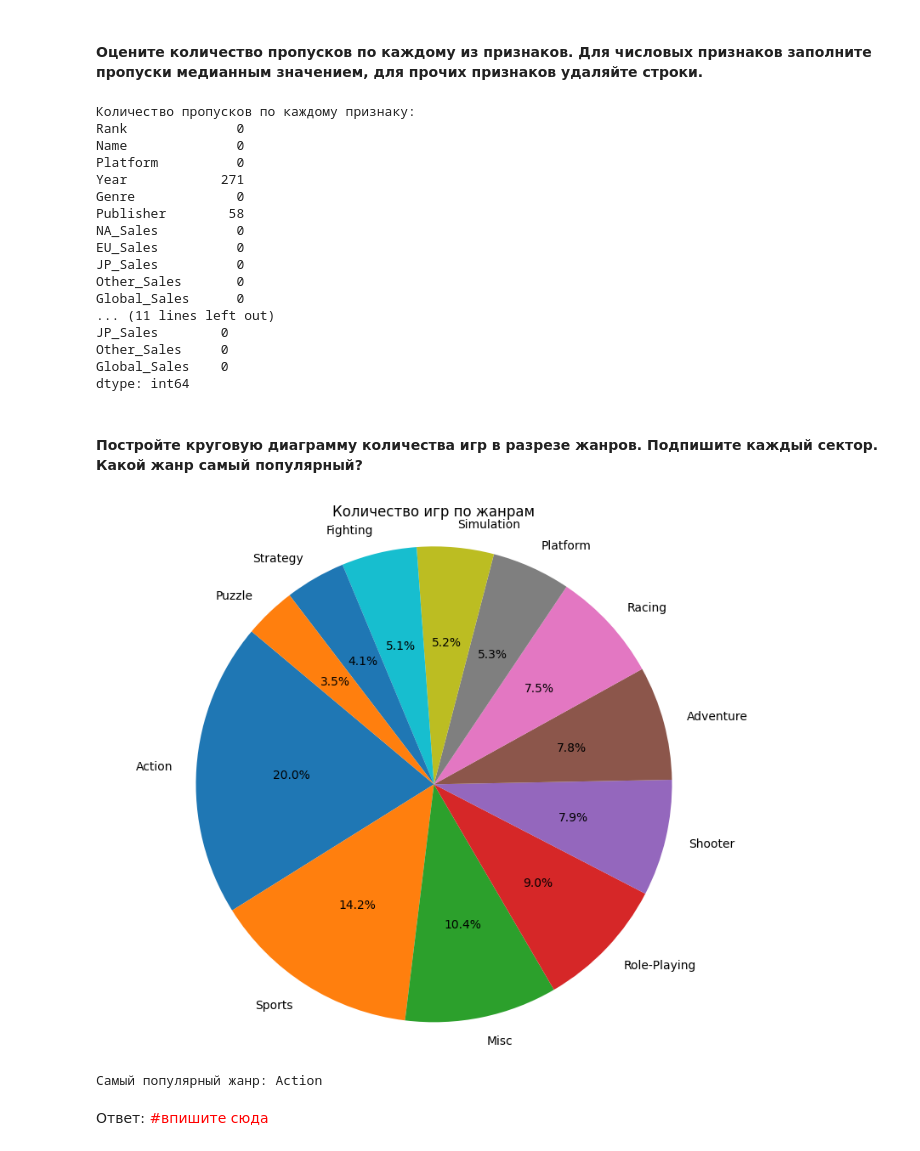
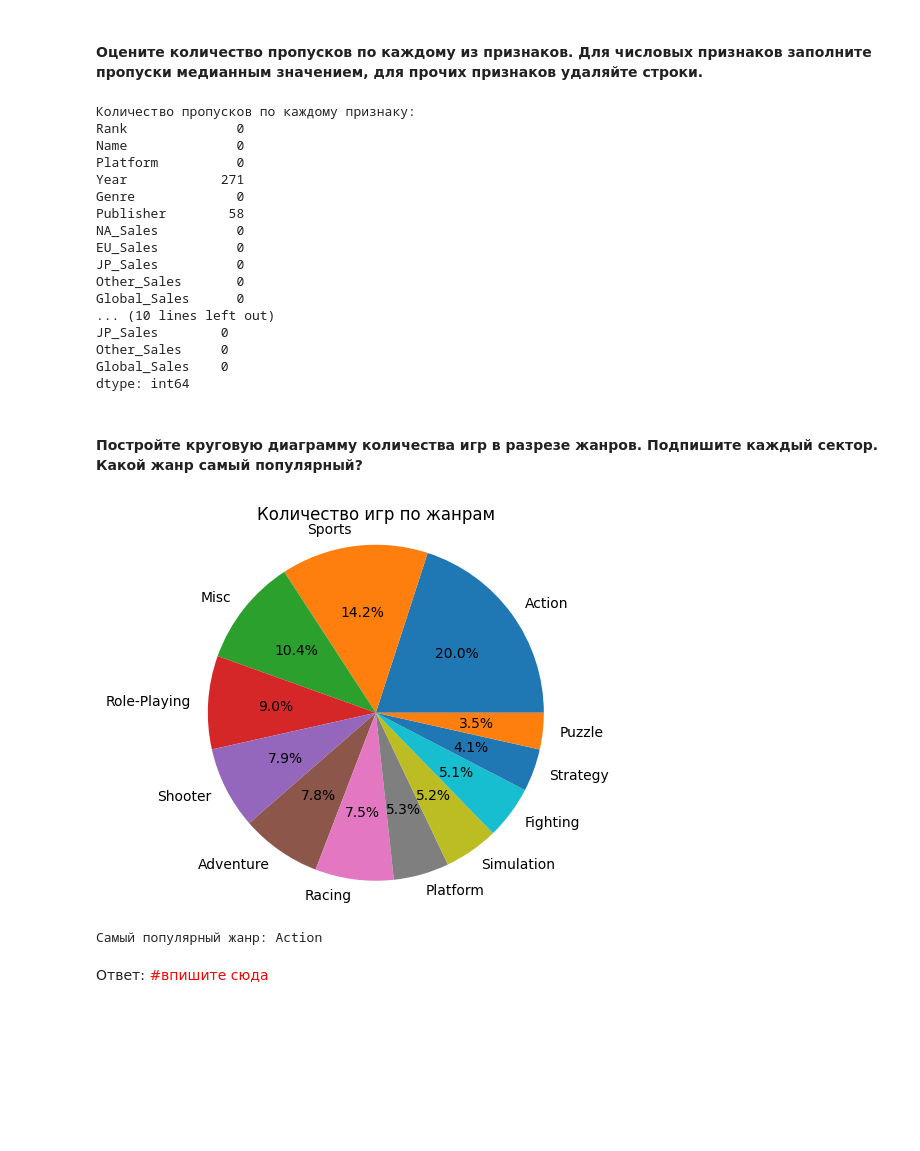
Before and after one commit to DortanMors/DataScienceLabs, a Jupyter notebook: lab_2.1_6407_ФоминВС.ipynb, the cells around one changed output. Cells and saved outputs as stored; diff of their text form; code cells hidden in the pictures; blank space fills up the shorter version.

```diff
--- a/lab_2.1_6407_ФоминВС.ipynb
+++ b/lab_2.1_6407_ФоминВС.ipynb
@@ -117,15 +117,13 @@ missing_values = df.isnull().sum()
 print("Количество пропусков по каждому признаку:")
 print(missing_values)
 
-# Заполнение пропущенных значений в числовых признаках медианным значением
 numeric_cols = df.select_dtypes(include=['int64', 'float64']).columns
 df[numeric_cols] = df[numeric_cols].fillna(df[numeric_cols].median())
 
 # Удаление строк с пропущенными значениями в остальных признаках
 df = df.dropna()
 
-# Проверка, что все пропуски заполнены или удалены
-print("\nКоличество пропусков после обработки:")
+print("Количество пропусков после обработки:")
 print(df.isnull().sum())
 # %% [output]
 Количество пропусков по каждому признаку:
@@ -140,7 +138,7 @@ EU_Sales          0
 JP_Sales          0
 Other_Sales       0
 Global_Sales      0
-... (11 lines left out)
+... (10 lines left out)
 JP_Sales        0
 Other_Sales     0
 Global_Sales    0
@@ -150,18 +148,16 @@ dtype: int64
 # %%
 # Подсчет количества игр для каждого жанра
 genre_counts = df['Genre'].value_counts()
 
-# Построение круговой диаграммы
-plt.figure(figsize=(10, 8))
-plt.pie(genre_counts, labels=genre_counts.index, autopct='%1.1f%%', startangle=140)
+plt.pie(genre_counts, labels=genre_counts.index, autopct='%1.1f%%')
 plt.title('Количество игр по жанрам')
 plt.axis('equal')
 plt.show()
 
 most_common_genre = genre_counts.idxmax()
 print("Самый популярный жанр:", most_common_genre)
 # %% [output]
-[figure, old version]
+[figure, new version]
 Самый популярный жанр: Action
 # %% [markdown]
 Ответ: <span style="color:red">#впишите сюда</span>
```
Also changed, not shown: parts of 8 cells of this notebook.
